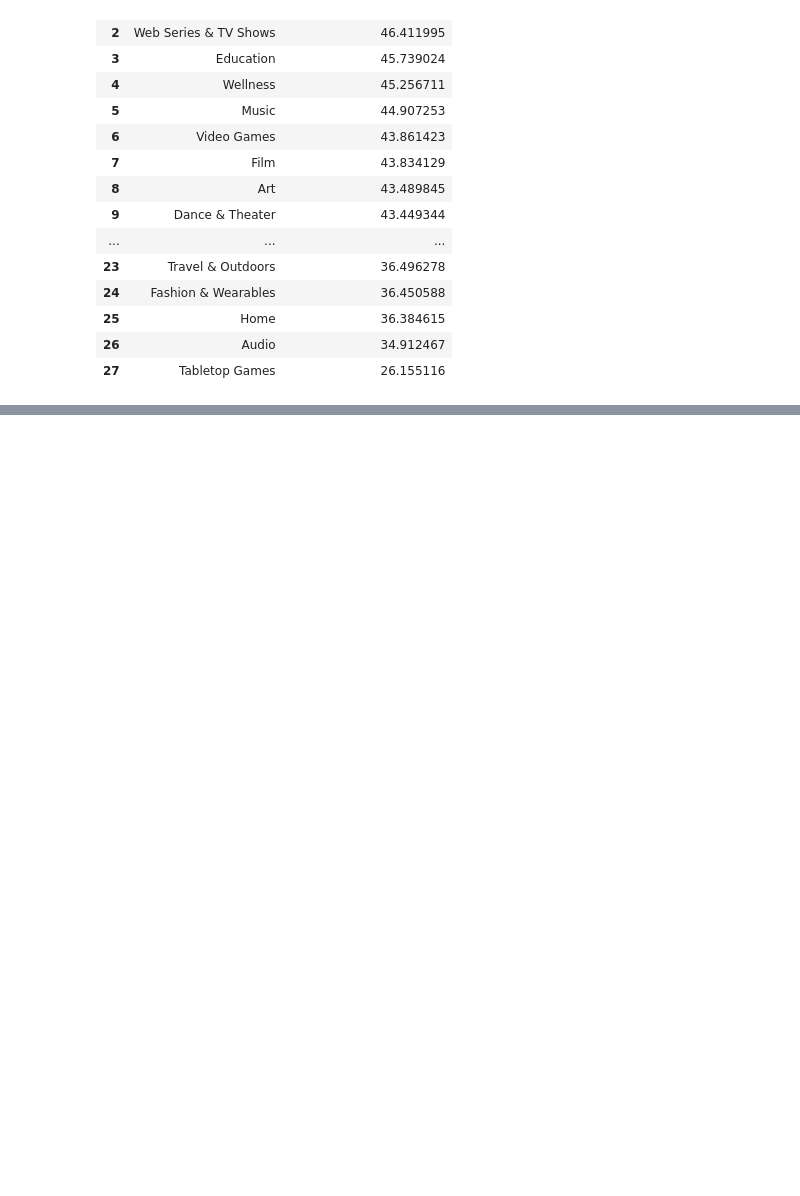
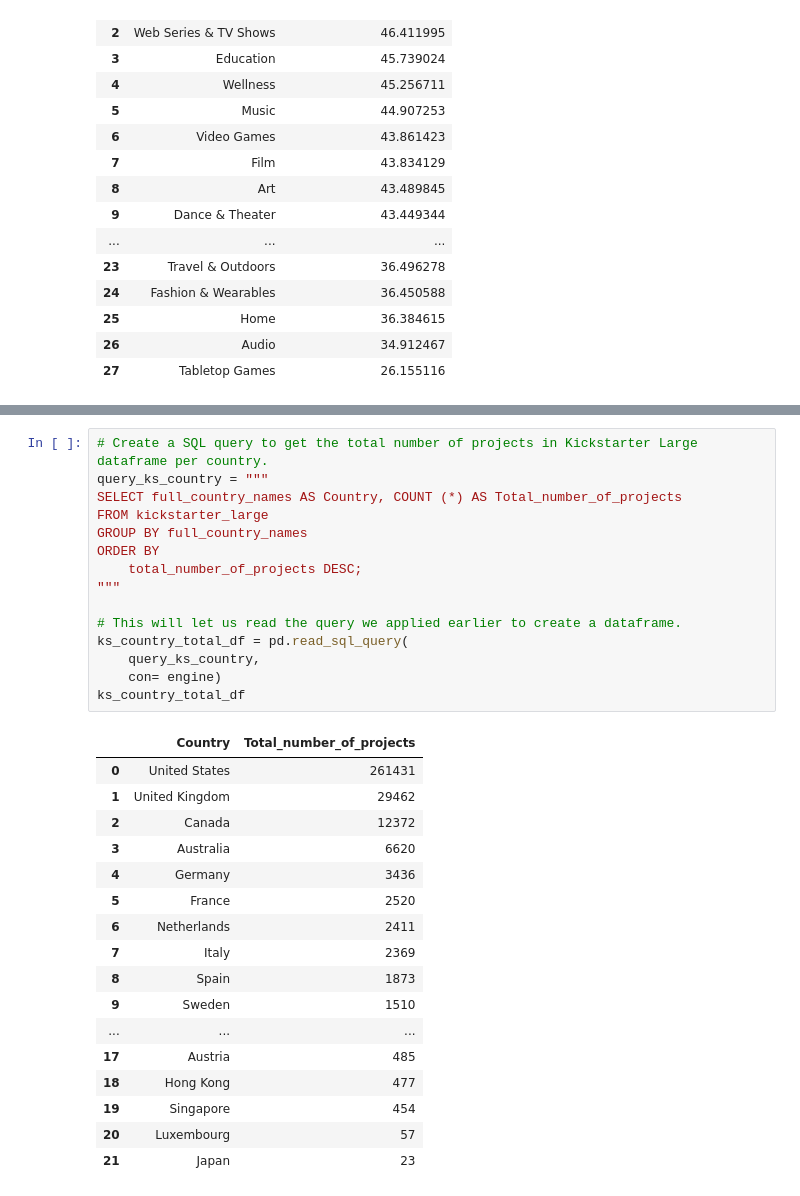
Before and after one commit to Best-Brain-Gang/Crowdfunding_Analysis, a Jupyter notebook: crowdfunding_analyzer.ipynb, the cells around one changed output, grey strips where cells are left out. Saved outputs shown, nothing was run; the diff lists cells and outputs as text; blank space fills up the shorter version.

Commit message:
for issues #72 and #74 create query to get countries and total project per country for Kisckstarter and Indiegogo.

```diff
--- a/crowdfunding_analyzer.ipynb
+++ b/crowdfunding_analyzer.ipynb
@@ -286,0 +286,33 @@ indiegogo_duration_hvplot
+# %%
+# Create a SQL query to get the total number of projects in Kickstarter Large dataframe per country.
+query_ks_country = """
+SELECT full_country_names AS Country, COUNT (*) AS Total_number_of_projects
+FROM kickstarter_large
+GROUP BY full_country_names
+ORDER BY
+    total_number_of_projects DESC;
+"""
+
+# This will let us read the query we applied earlier to create a dataframe.
+ks_country_total_df = pd.read_sql_query(
+    query_ks_country,
+    con= engine)
+ks_country_total_df
+# %% [output]
+|  | Country | Total_number_of_projects |
+| 0 | United States | 261431 |
+| 1 | United Kingdom | 29462 |
+| 2 | Canada | 12372 |
+| 3 | Australia | 6620 |
+| 4 | Germany | 3436 |
+| 5 | France | 2520 |
+| 6 | Netherlands | 2411 |
+| 7 | Italy | 2369 |
+| 8 | Spain | 1873 |
+| 9 | Sweden | 1510 |
+| ... | ... | ... |
+| 17 | Austria | 485 |
+| 18 | Hong Kong | 477 |
+| 19 | Singapore | 454 |
+| 20 | Luxembourg | 57 |
+| 21 | Japan | 23 |
```
Also changed, not shown: parts of 4 cells of this notebook.
